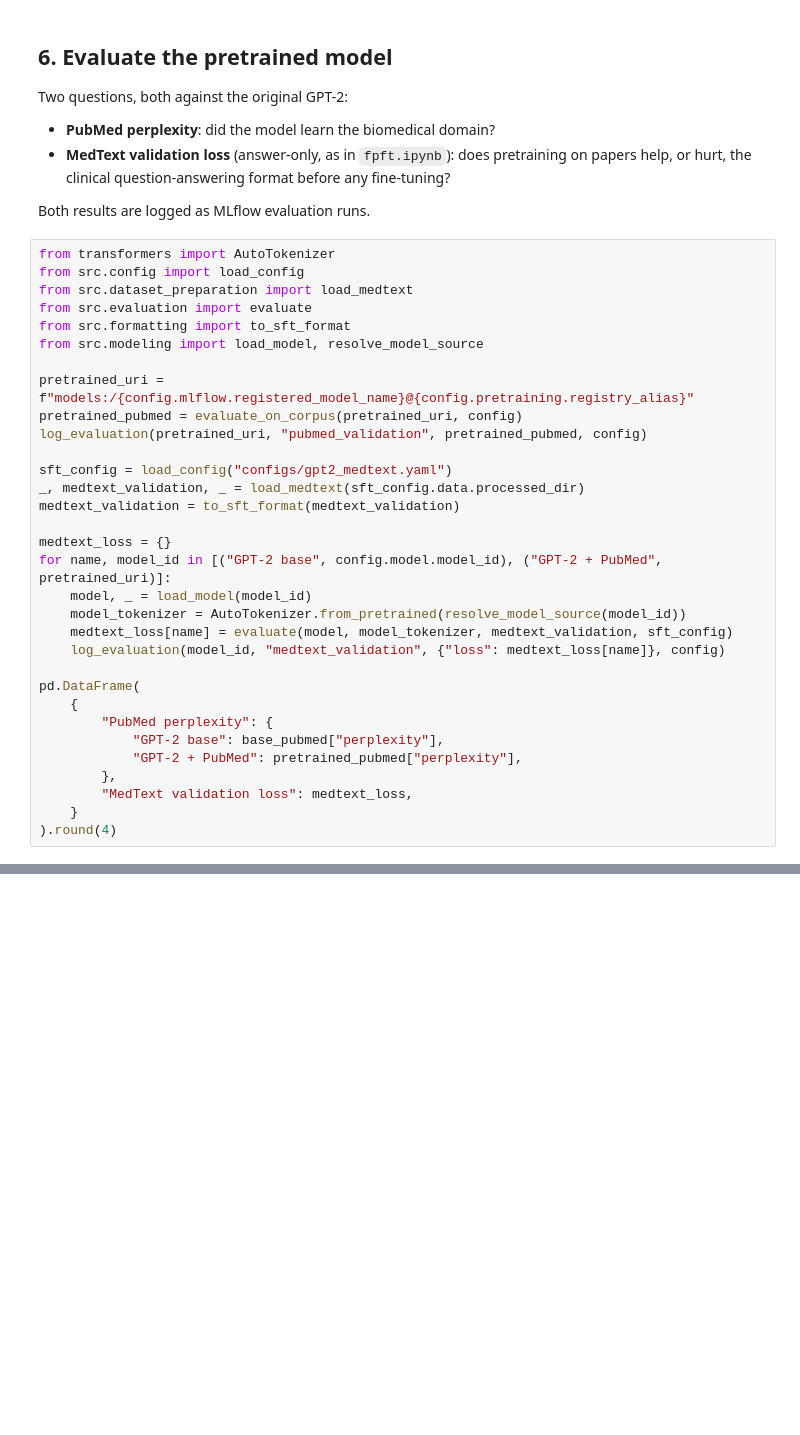
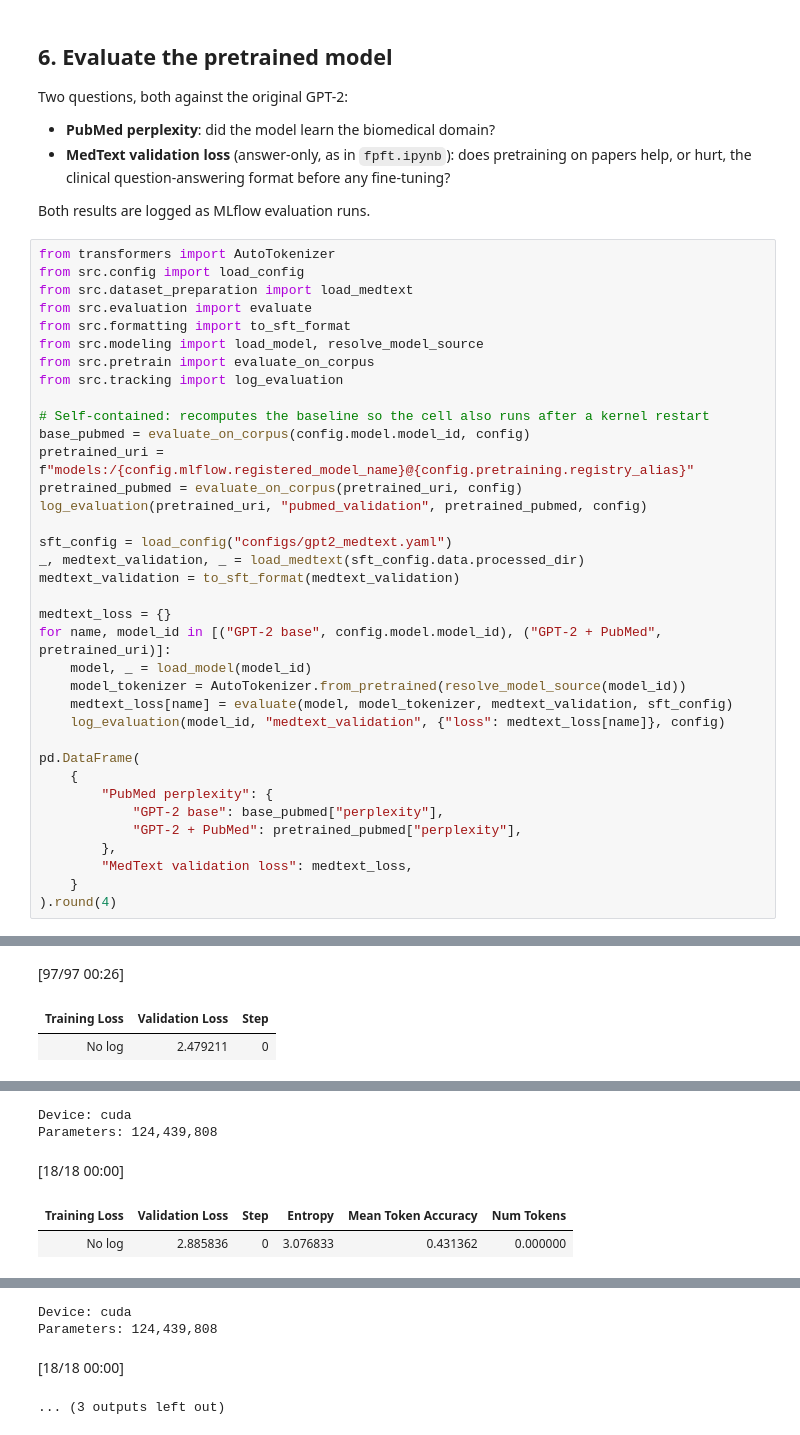
Before and after one commit to WagnerTPedrosa/medllm-finetuning, a Jupyter notebook: pretrain_pubmed.ipynb, the cells around one changed output, grey strips where cells are left out. Cells and saved outputs as stored; diff of their text form; blank space fills up the shorter version.

```diff
--- a/pretrain_pubmed.ipynb
+++ b/pretrain_pubmed.ipynb
@@ -235,7 +237,11 @@ from src.dataset_preparation import load_medtext
 from src.evaluation import evaluate
 from src.formatting import to_sft_format
 from src.modeling import load_model, resolve_model_source
+from src.pretrain import evaluate_on_corpus
+from src.tracking import log_evaluation
 
+# Self-contained: recomputes the baseline so the cell also runs after a kernel restart
+base_pubmed = evaluate_on_corpus(config.model.model_id, config)
 pretrained_uri = f"models:/{config.mlflow.registered_model_name}@{config.pretraining.registry_alias}"
 pretrained_pubmed = evaluate_on_corpus(pretrained_uri, config)
 log_evaluation(pretrained_uri, "pubmed_validation", pretrained_pubmed, config)
@@ -260,3 +266,4 @@ pd.DataFrame(
         "MedText validation loss": medtext_loss,
     }
 ).round(4)
+# %% [output]
@@ -262,0 +274,3 @@ pd.DataFrame(
+[97/97 00:26]
+| Training Loss | Validation Loss | Step |
+| No log | 2.479211 | 0 |
@@ -262,0 +280,5 @@ pd.DataFrame(
+Device: cuda
+Parameters: 124,439,808
+[18/18 00:00]
+| Training Loss | Validation Loss | Step | Entropy | Mean Token Accuracy | Num Tokens |
+| No log | 2.885836 | 0 | 3.076833 | 0.431362 | 0.000000 |
@@ -262,0 +288,4 @@ pd.DataFrame(
+Device: cuda
+Parameters: 124,439,808
+[18/18 00:00]
+... (3 outputs left out)
```
Also changed, not shown: parts of 2 cells of this notebook, 4 other files.
